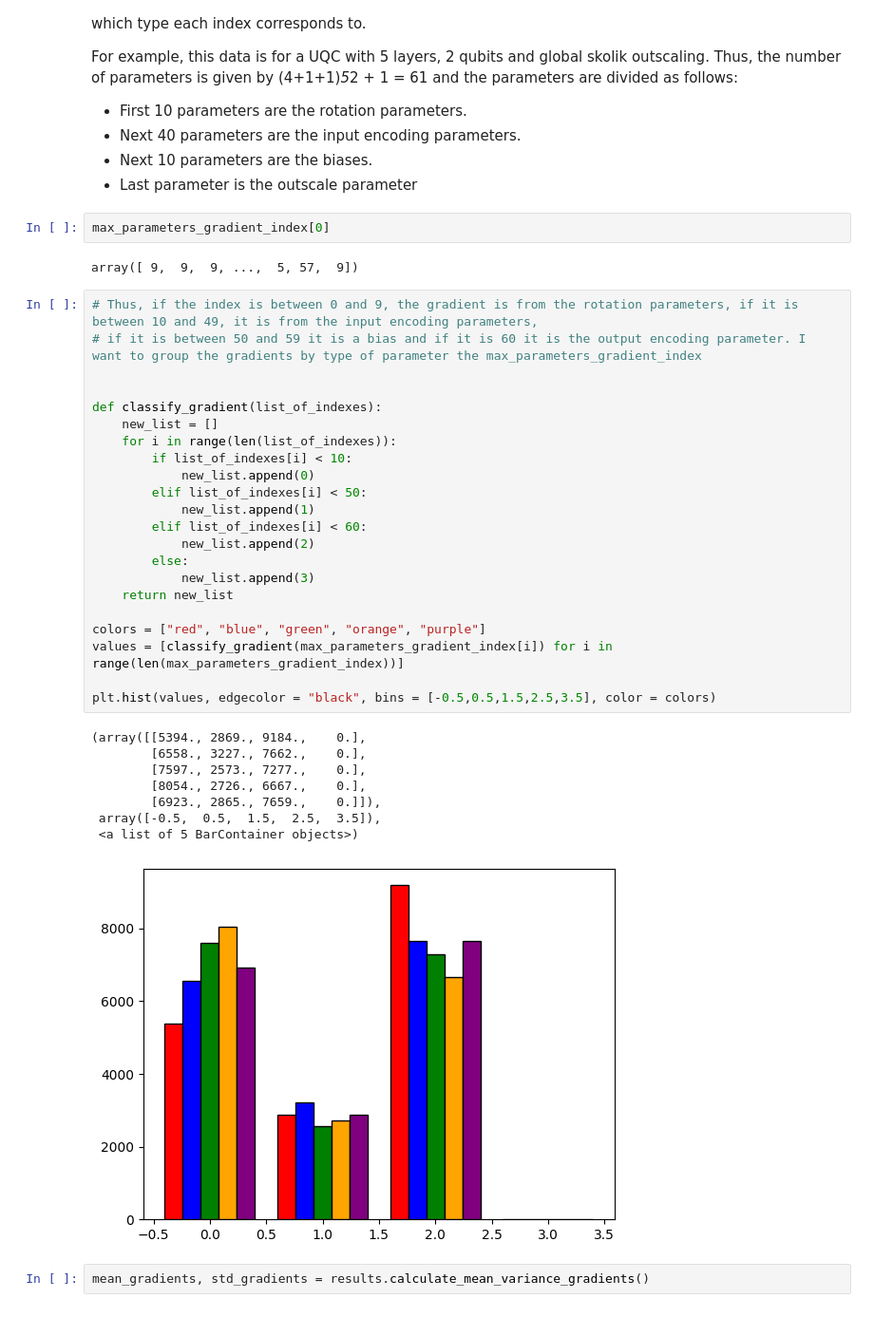
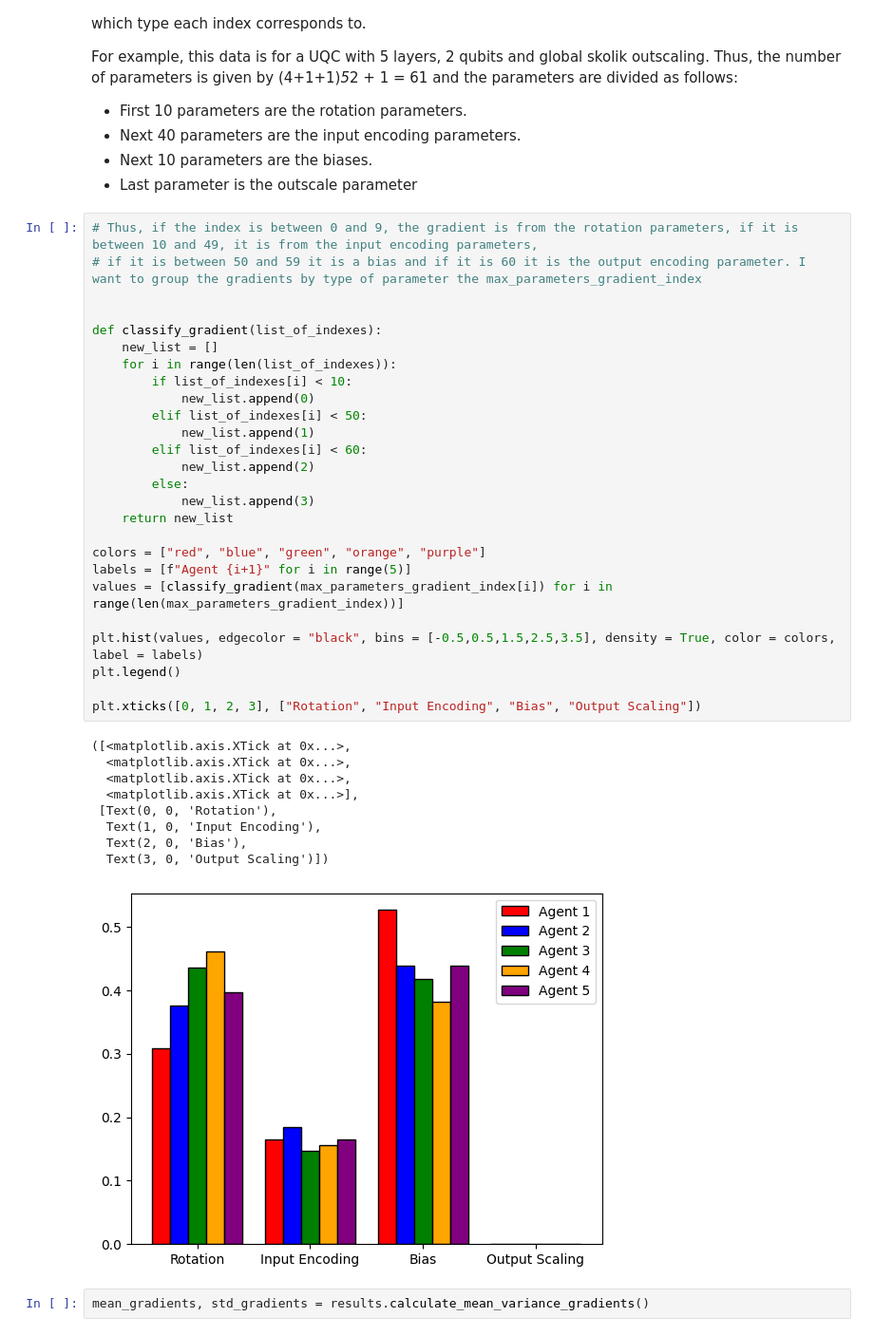
Before and after one commit to RodrigoCoelho7/VQC_Qlearning, a Jupyter notebook: data_analysis/gradients.ipynb, the cells around one changed output. Shown at 95% size. Cells and saved outputs as stored; diff of their text form.

```diff
--- a/data_analysis/gradients.ipynb
+++ b/data_analysis/gradients.ipynb
@@ -79,41 +58,42 @@ For example, this data is for a UQC with 5 layers, 2 qubits and global skolik ou
  - Next 40 parameters are the input encoding parameters.
  - Next 10 parameters are the biases.
  - Last parameter is the outscale parameter
-# %%
-max_parameters_gradient_index[0]
-# %% [output]
-array([ 9,  9,  9, ...,  5, 57,  9])
 # %%
 # Thus, if the index is between 0 and 9, the gradient is from the rotation parameters, if it is between 10 and 49, it is from the input encoding parameters,
 # if it is between 50 and 59 it is a bias and if it is 60 it is the output encoding parameter. I want to group the gradients by type of parameter the max_parameters_gradient_index
 
 
 def classify_gradient(list_of_indexes):
     new_list = []
     for i in range(len(list_of_indexes)):
         if list_of_indexes[i] < 10:
             new_list.append(0)
         elif list_of_indexes[i] < 50:
             new_list.append(1)
         elif list_of_indexes[i] < 60:
             new_list.append(2)
         else:
             new_list.append(3)
     return new_list
 
 colors = ["red", "blue", "green", "orange", "purple"]
+labels = [f"Agent {i+1}" for i in range(5)]
 values = [classify_gradient(max_parameters_gradient_index[i]) for i in range(len(max_parameters_gradient_index))]
 
-plt.hist(values, edgecolor = "black", bins = [-0.5,0.5,1.5,2.5,3.5], color = colors)
+plt.hist(values, edgecolor = "black", bins = [-0.5,0.5,1.5,2.5,3.5], density = True, color = colors, label = labels)
+plt.legend()
+
+plt.xticks([0, 1, 2, 3], ["Rotation", "Input Encoding", "Bias", "Output Scaling"])
 # %% [output]
-(array([[5394., 2869., 9184.,    0.],
-        [6558., 3227., 7662.,    0.],
-        [7597., 2573., 7277.,    0.],
-        [8054., 2726., 6667.,    0.],
-        [6923., 2865., 7659.,    0.]]),
- array([-0.5,  0.5,  1.5,  2.5,  3.5]),
- <a list of 5 BarContainer objects>)
+([<matplotlib.axis.XTick at 0x...>,
+  <matplotlib.axis.XTick at 0x...>,
+  <matplotlib.axis.XTick at 0x...>,
+  <matplotlib.axis.XTick at 0x...>],
+ [Text(0, 0, 'Rotation'),
+  Text(1, 0, 'Input Encoding'),
+  Text(2, 0, 'Bias'),
+  Text(3, 0, 'Output Scaling')])
-[figure, old version]
+[figure, new version]
 # %%
 mean_gradients, std_gradients = results.calculate_mean_variance_gradients()
 # %%
```
Also changed, not shown: parts of 2 cells of this notebook, 2 other files.
